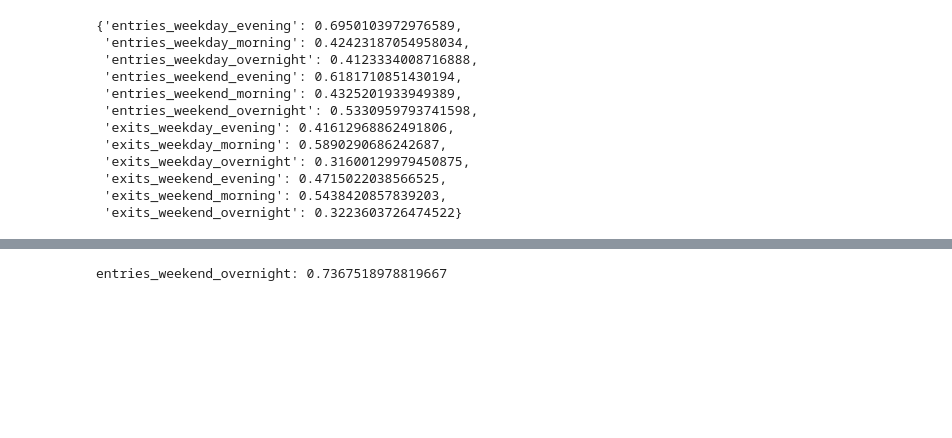
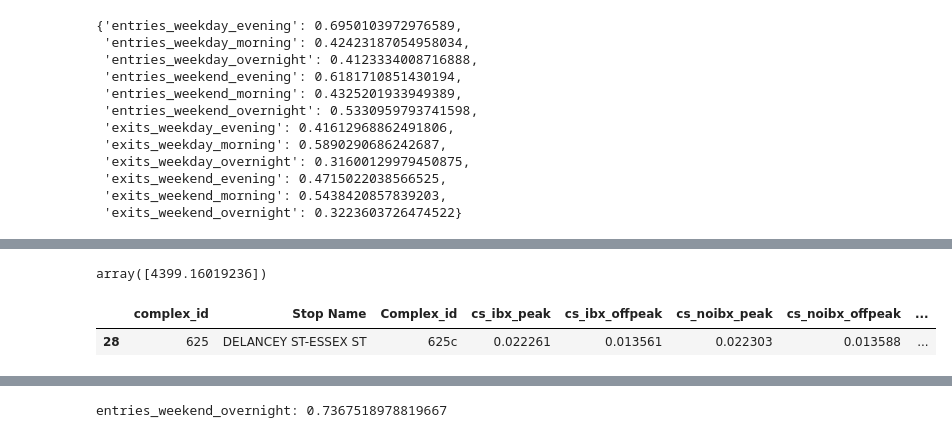
Before and after one commit to CUSPADS2022IBX/IBXRidership, a Jupyter notebook: Models/LassoCV.ipynb, the cells around one changed output, grey strips where cells are left out. Saved outputs shown, nothing was run; the diff lists cells and outputs as text; code cells hidden in the pictures; blank space fills up the shorter version.

Commit message:
updated prediction tables

```diff
--- a/Models/LassoCV.ipynb
+++ b/Models/LassoCV.ipynb
@@ -22,11 +22,11 @@ warnings.filterwarnings('ignore')
 # %%
 #mg_noIBX_abs = pd.read_csv('/Users/turbold/Documents/CUSP/ADS/IBXRidership/mg_noIBX_abs.csv', index_col=0).fillna(0)
 #mg_noIBX_norm = pd.read_csv('/Users/turbold/Documents/CUSP/ADS/IBXRidership/mg_noIBX_norm.csv', index_col=0).fillna(0)
-mg_noIBX_log = pd.read_csv(r'../mg_noIBX_log_1.csv', index_col=0).drop(labels = ['industrial_pop_num', 'factryarea'], axis = 'columns')
+mg_noIBX_log = pd.read_csv(r'../mg_noIBX_log_2.csv', index_col=0).drop(labels = ['industrial_pop_num', 'factryarea'], axis = 'columns')
 
 
 #.replace([np.inf, -np.inf], np.nan).fillna(0)
-mg_IBX_log = pd.read_csv(r'../mg_IBX_log_1.csv', index_col=0).drop(labels = ['industrial_pop_num', 'factryarea'], axis = 'columns')
+mg_IBX_log = pd.read_csv(r'../mg_IBX_log_2.csv', index_col=0).drop(labels = ['industrial_pop_num', 'factryarea'], axis = 'columns')
 #.replace([np.inf, -np.inf], np.nan).fillna(0)
 # %%
 mg_noIBX_log = mg_noIBX_log.replace([np.inf, -np.inf], np.nan).fillna(0)
@@ -305,5 +305,3 @@ mg_noIBX_abs.shape
 (424, 58)
 # %% [markdown]
 # Creating Index columns for Housing and Demographics using PCA to reduce mulitcolinearity
-# %%
-pd.set_option('display.max_columns', 999)
@@ -717,3 +714,12 @@ for commute_period in turnstile_data:
         wd_overnight_is = pd.DataFrame({'Complex ID':mg_noIBX_log['Complex ID'], 'VoroID': mg_noIBX_log['VoroID'], 'entries':entries_weekday_overnight_is,'exits': exits_weekday_overnight_is})
         wd_overnight.to_csv('Outputs/wd_overnight_pred.csv')
         wd_overnight_is.to_csv('Outputs/wd_overnight_pred_is.csv')
+# %%
+np.exp(test_model.predict(mg_noIBX_log.loc[mg_noIBX_log['Complex ID'] == 625, peak_ind]))
+# %% [output]
+array([4399.16019236])
+# %%
+mg_noIBX_log.loc[mg_noIBX_log['Complex ID'] == 625]
+# %% [output]
+|  | complex_id | Stop Name | Complex_id | cs_ibx_peak | cs_ibx_offpeak | cs_noibx_peak | cs_noibx_offpeak | ... |
+| 28 | 625 | DELANCEY ST-ESSEX ST | 625c | 0.022261 | 0.013561 | 0.022303 | 0.013588 | ... |
```
Also changed, not shown: parts of 4 cells of this notebook, 6 other files.
